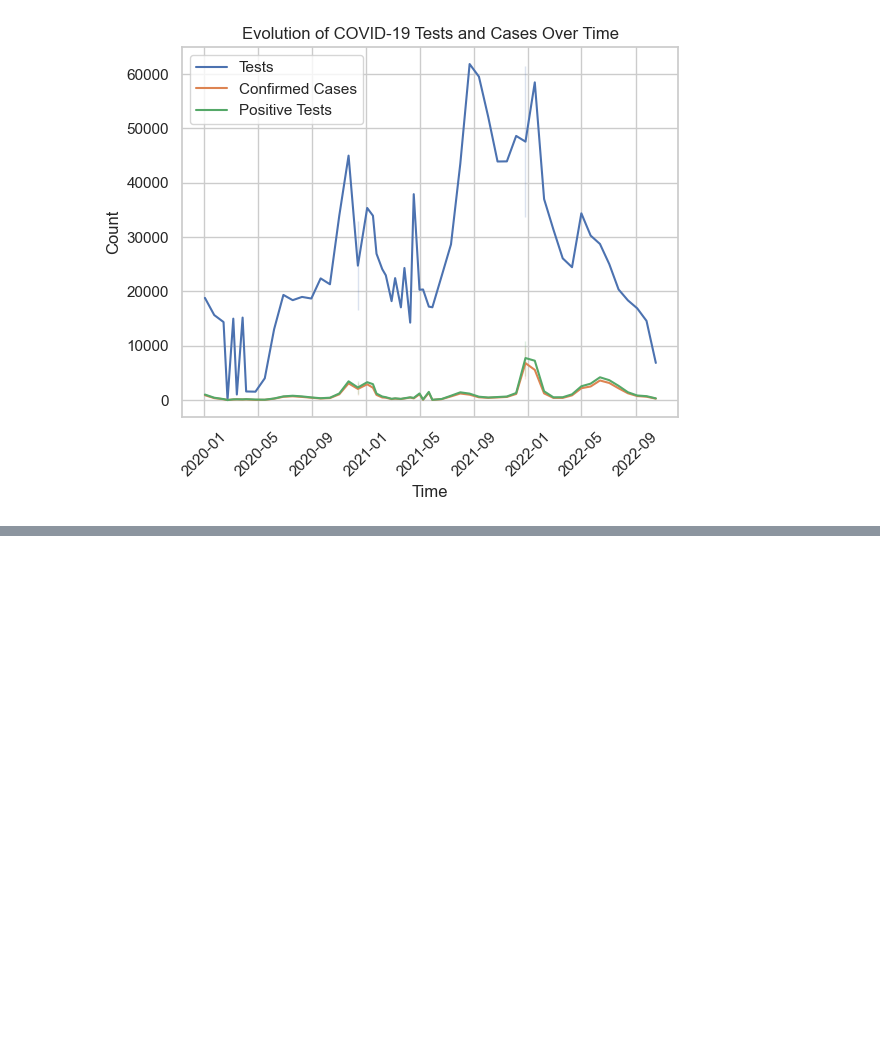
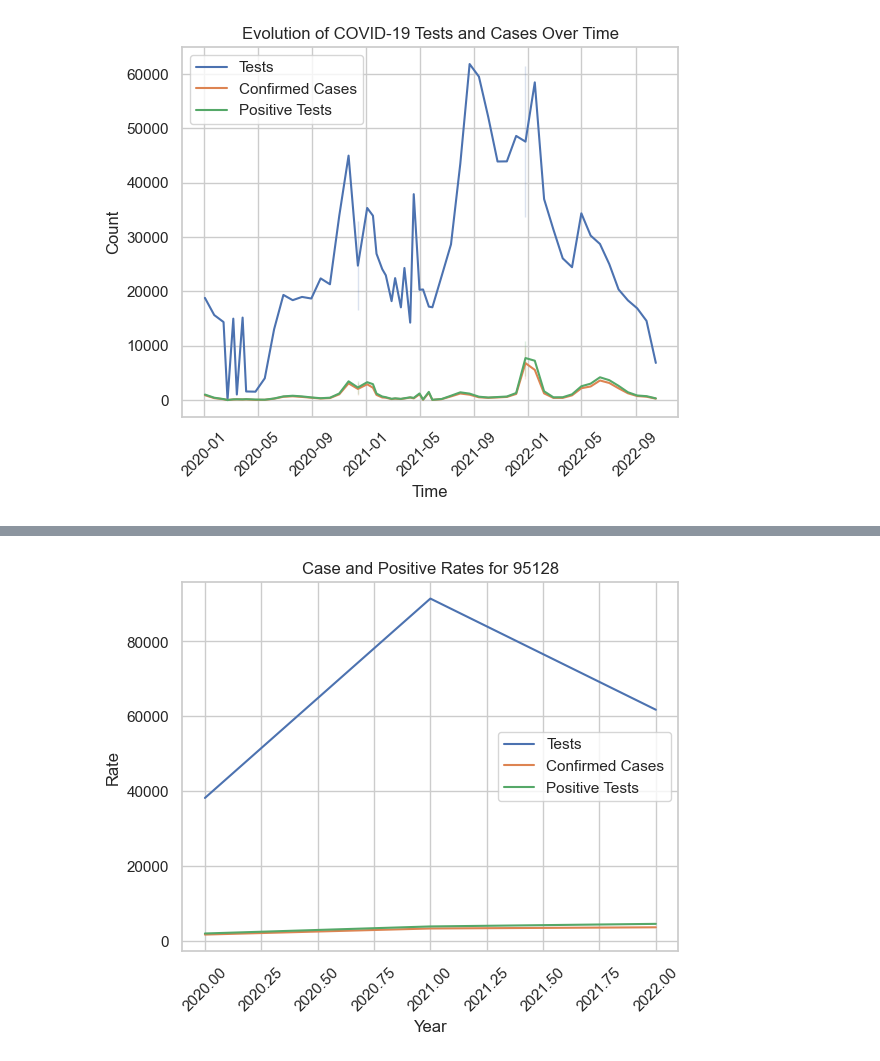
Before and after one commit to Mounir-charef/data_mining, a Jupyter notebook: notebooks/part2-2.ipynb, the cells around one changed output, grey strips where cells are left out. Drawn from its saved outputs; the diff is of its cells as text; code cells hidden in the pictures; blank space fills up the shorter version.

```diff
--- a/notebooks/part2-2.ipynb
+++ b/notebooks/part2-2.ipynb
@@ -285,0 +316,27 @@ plot(df, plot_type=PlotType.LINE)
+# %%
+def get_random_zone_df(input_df: pd.DataFrame) -> pd.DataFrame:
+    random_zone = input_df.sample(1)['zcta'].values[0]
+    df_random_zone = input_df[input_df['zcta'] == random_zone]
+    return df_random_zone
+
+def regroup_data_by_year(input_df: pd.DataFrame) -> pd.DataFrame:
+    df_random_zone = get_random_zone_df(input_df)
+    return df_random_zone.groupby([df['Start date'].dt.year, 'zcta']).agg({'test count': 'sum', 'case count': 'sum', 'positive tests': 'sum'}).reset_index()
+
+df_year = regroup_data_by_year(df)
+# %%
+def plot_zone_data(input_df: pd.DataFrame) -> None:
+    sns.lineplot(x=input_df['Start date'], y=input_df['test count'], label='Tests')
+    sns.lineplot(x=input_df['Start date'], y=input_df['case count'], label='Confirmed Cases')
+    sns.lineplot(x=input_df['Start date'], y=input_df['positive tests'], label='Positive Tests')
+
+    plt.xlabel('Year')
+    plt.ylabel('Rate')
+    plt.xticks(rotation=45)
+    plt.title(f'Case and Positive Rates for {input_df["zcta"].values[0]}')
+    plt.legend()
+    plt.show()
+
+plot_zone_data(df_year)
+# %% [output]
+[figure, added]
```
Also changed, not shown: parts of 22 cells of this notebook.
